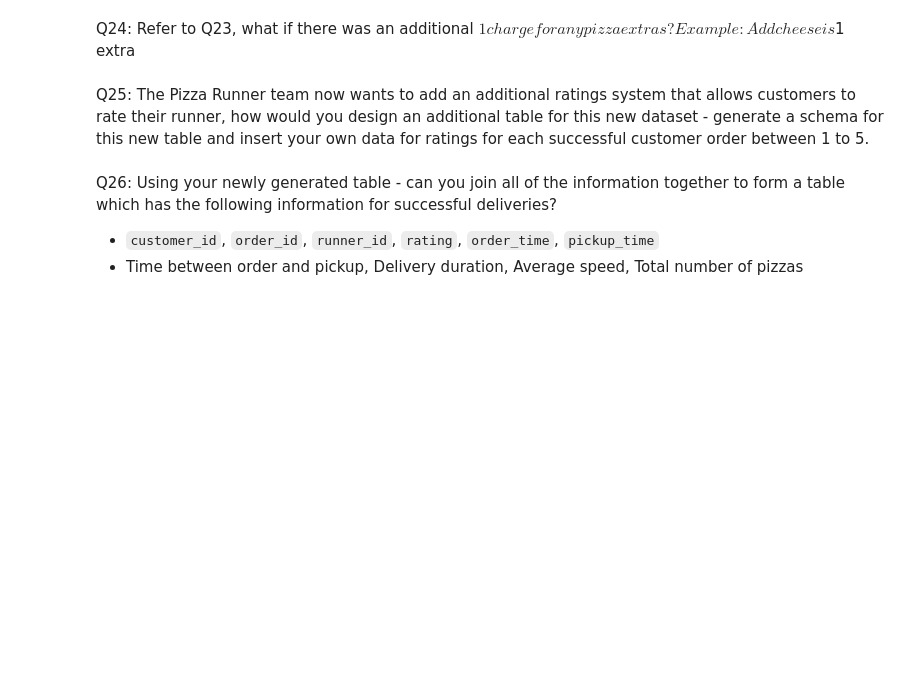
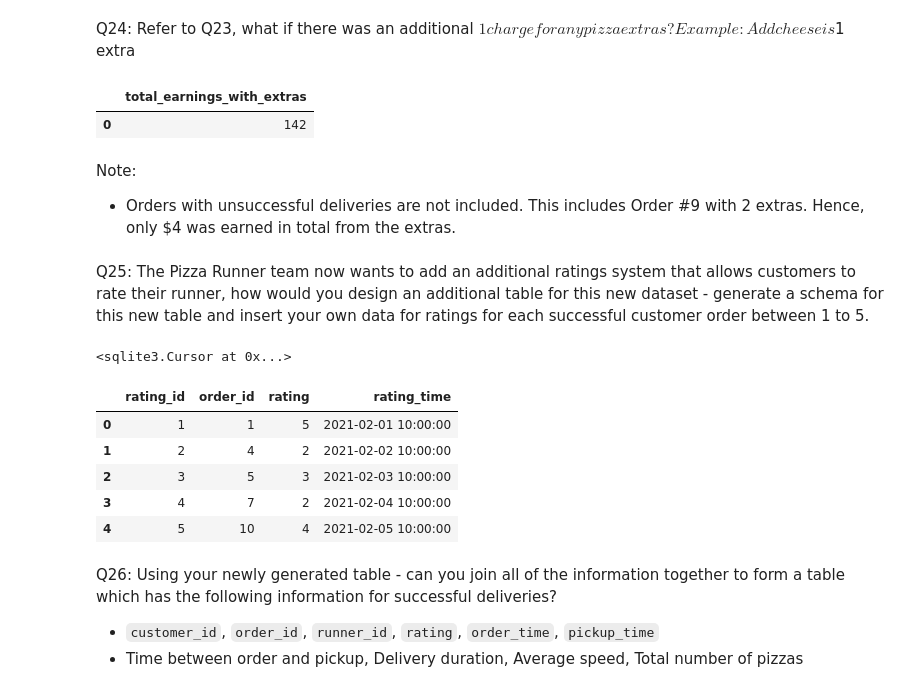
Before and after one commit to 20100215/8_Week_SQL_Challenge, a Jupyter notebook: Week 2 (Pizza Runner)/week2.ipynb, the cells around one changed output. Drawn from its saved outputs; the diff is of its cells as text; code cells hidden in the pictures; blank space fills up the shorter version.

```diff
--- a/Week 2 (Pizza Runner)/week2.ipynb
+++ b/Week 2 (Pizza Runner)/week2.ipynb
@@ -817,7 +837,85 @@ Q23: If a Meat Lovers pizza costs $12 and Vegetarian costs $10 and there were no
 # %% [markdown]
 Q24: Refer to Q23, what if there was an additional $1 charge for any pizza extras? Example: Add cheese is $1 extra
+# %%
+query("""
+    WITH RECURSIVE split(order_id, extras, str) AS (
+        SELECT order_id, '', extras||',' FROM customer_orders_clean
+        UNION ALL SELECT
+        order_id,
+        substr(str, 0, instr(str, ',')),
+        substr(str, instr(str, ',')+1)
+        FROM split WHERE str <> ''
+    ),
+
+    pizza_earnings AS(
+        SELECT
+            SUM(CASE
+                WHEN co.pizza_id = 1 THEN 12
+                WHEN co.pizza_id = 2 THEN 10
+                ELSE 0 END
+                ) AS total_pizza_earnings
+        FROM
+            customer_orders_clean co
+            INNER JOIN runner_orders_clean ro
+                ON co.order_id = ro.order_id
+        WHERE
+            ro.distance <> 0
+    ),
+
+    topping_earnings AS(
+        SELECT
+            COUNT(*) as total_topping_earnings
+        FROM
+            split
+             INNER JOIN runner_orders_clean ro
+                ON split.order_id = ro.order_id
+        WHERE
+            ro.distance <> 0
+            AND split.extras <> ''
+    )
+
+    SELECT
+        pe.total_pizza_earnings + te.total_topping_earnings
+            AS total_earnings_with_extras
+    FROM
+        pizza_earnings pe, topping_earnings te
+""")
+# %% [output]
+|  | total_earnings_with_extras |
+| 0 | 142 |
+# %% [markdown]
+Note:
+- Orders with unsuccessful deliveries are not included. This includes Order #9 with 2 extras. Hence, only $4 was earned in total from the extras.
 # %% [markdown]
 Q25: The Pizza Runner team now wants to add an additional ratings system that allows customers to rate their runner, how would you design an additional table for this new dataset - generate a schema for this new table and insert your own data for ratings for each successful customer order between 1 to 5.
+# %%
+cursor.executescript("""
+    DROP TABLE IF EXISTS ratings;
+    CREATE TEMP TABLE ratings(
+        rating_id INTEGER NOT NULL,
+        order_id INTEGER NOT NULL,
+        rating INTEGER NOT NULL,
+        rating_time TIMESTAMP NOT NULL
+    );
+    INSERT INTO ratings (rating_id, order_id, rating, rating_time)
+    VALUES
+        (1,1,5,'2021-02-01 10:00:00'),
+        (2,4,2,'2021-02-02 10:00:00'),
+        (3,5,3,'2021-02-03 10:00:00'),
+        (4,7,2,'2021-02-04 10:00:00'),
+        (5,10,4,'2021-02-05 10:00:00')
+""")
+# %% [output]
+<sqlite3.Cursor at 0x...>
+# %%
+query("SELECT * FROM ratings")
+# %% [output]
+|  | rating_id | order_id | rating | rating_time |
+| 0 | 1 | 1 | 5 | 2021-02-01 10:00:00 |
+| 1 | 2 | 4 | 2 | 2021-02-02 10:00:00 |
+| 2 | 3 | 5 | 3 | 2021-02-03 10:00:00 |
+| 3 | 4 | 7 | 2 | 2021-02-04 10:00:00 |
+| 4 | 5 | 10 | 4 | 2021-02-05 10:00:00 |
 # %% [markdown]
 Q26: Using your newly generated table - can you join all of the information together to form a table which has the following information for successful deliveries?
 - `customer_id`, `order_id`, `runner_id`, `rating`, `order_time`, `pickup_time`
```
Also changed, not shown: parts of 2 cells of this notebook.
